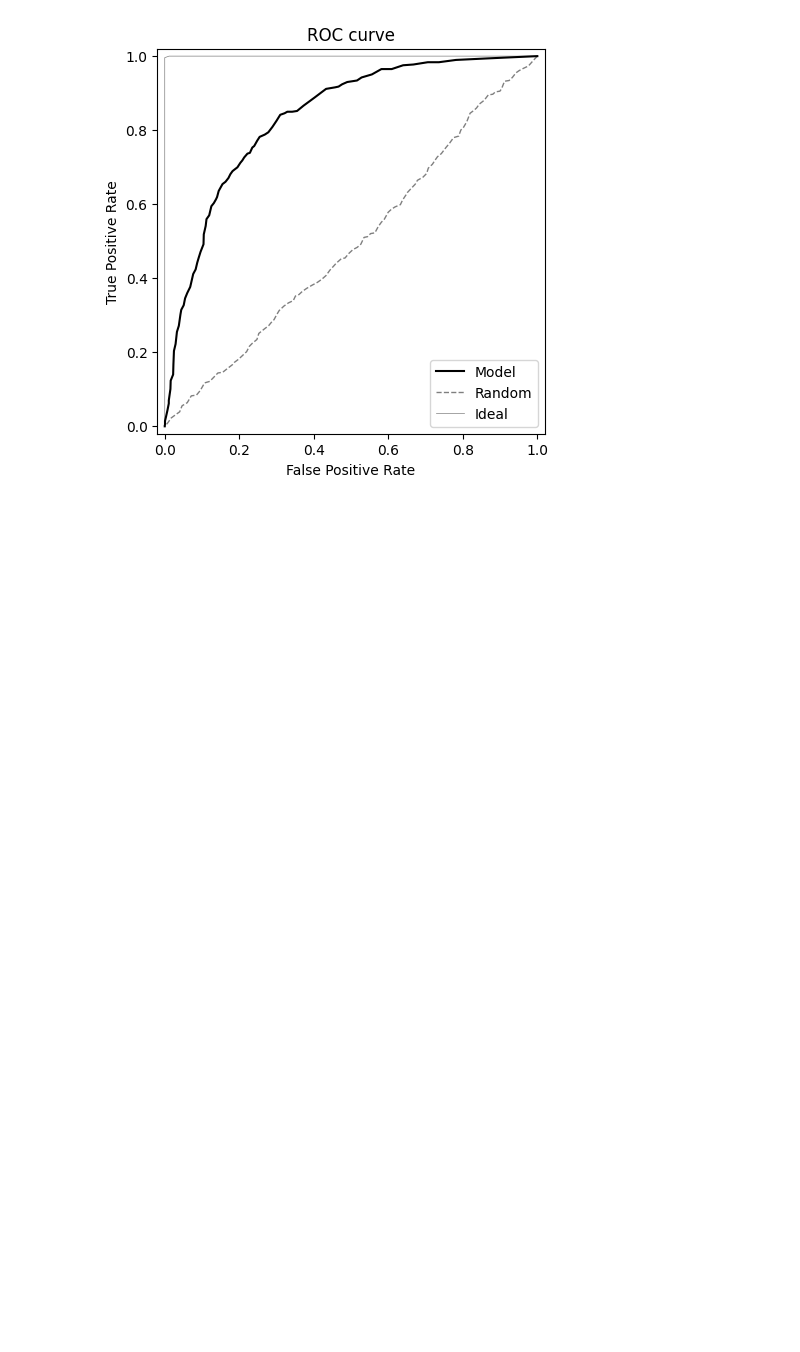
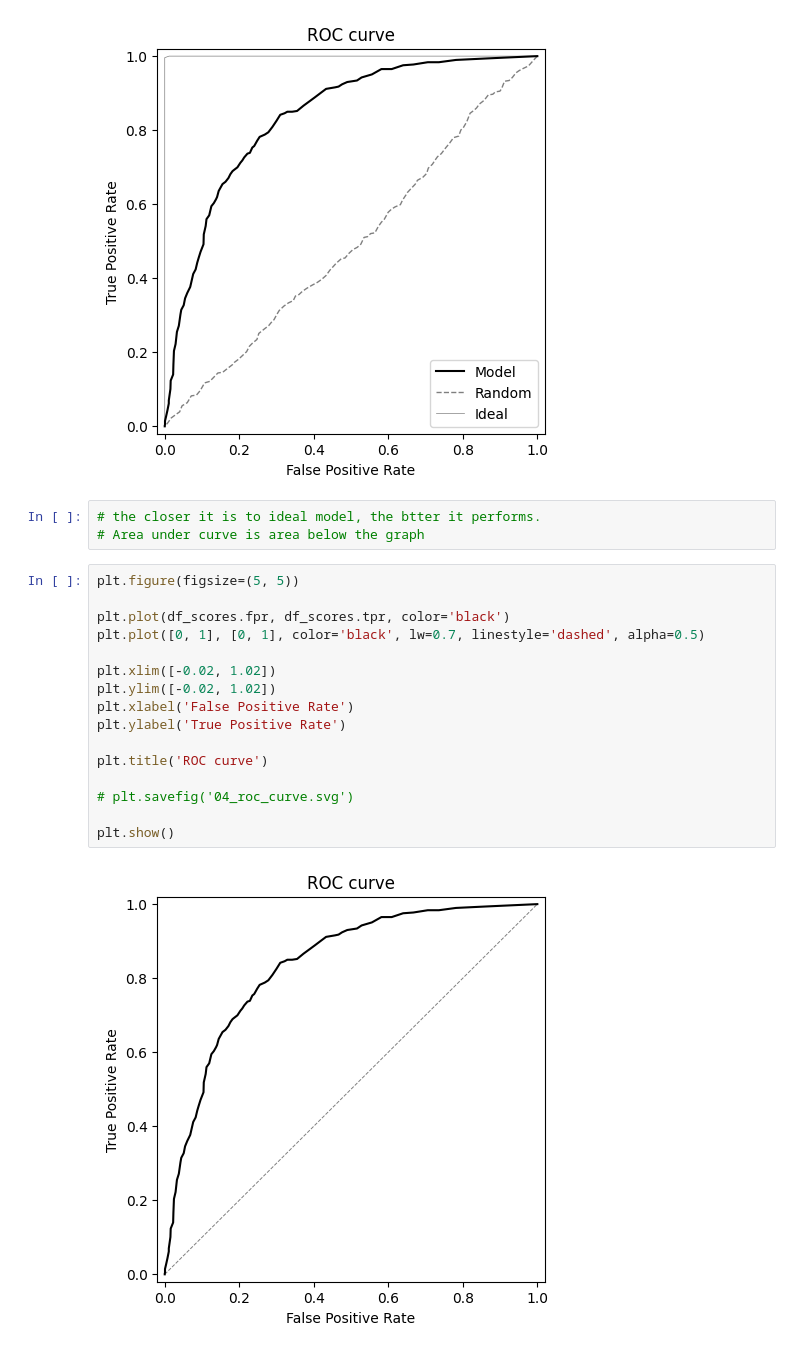
Before and after one commit to pras-4795/JPMCColab, a Jupyter notebook: 03-churn.ipynb, the cells around one changed output. Cells and saved outputs as stored; diff of their text form; blank space fills up the shorter version.

```diff
--- a/03-churn.ipynb
+++ b/03-churn.ipynb
@@ -843,3 +843,24 @@ plt.title('ROC curve')
 plt.show()
 # %% [output]
 [figure]
+# %%
+# the closer it is to ideal model, the btter it performs.
+# Area under curve is area below the graph
+# %%
+plt.figure(figsize=(5, 5))
+
+plt.plot(df_scores.fpr, df_scores.tpr, color='black')
+plt.plot([0, 1], [0, 1], color='black', lw=0.7, linestyle='dashed', alpha=0.5)
+
+plt.xlim([-0.02, 1.02])
+plt.ylim([-0.02, 1.02])
+plt.xlabel('False Positive Rate')
+plt.ylabel('True Positive Rate')
+
+plt.title('ROC curve')
+
+# plt.savefig('04_roc_curve.svg')
+
+plt.show()
+# %% [output]
+[figure, added]
```
Also changed, not shown: parts of 4 cells of this notebook.
